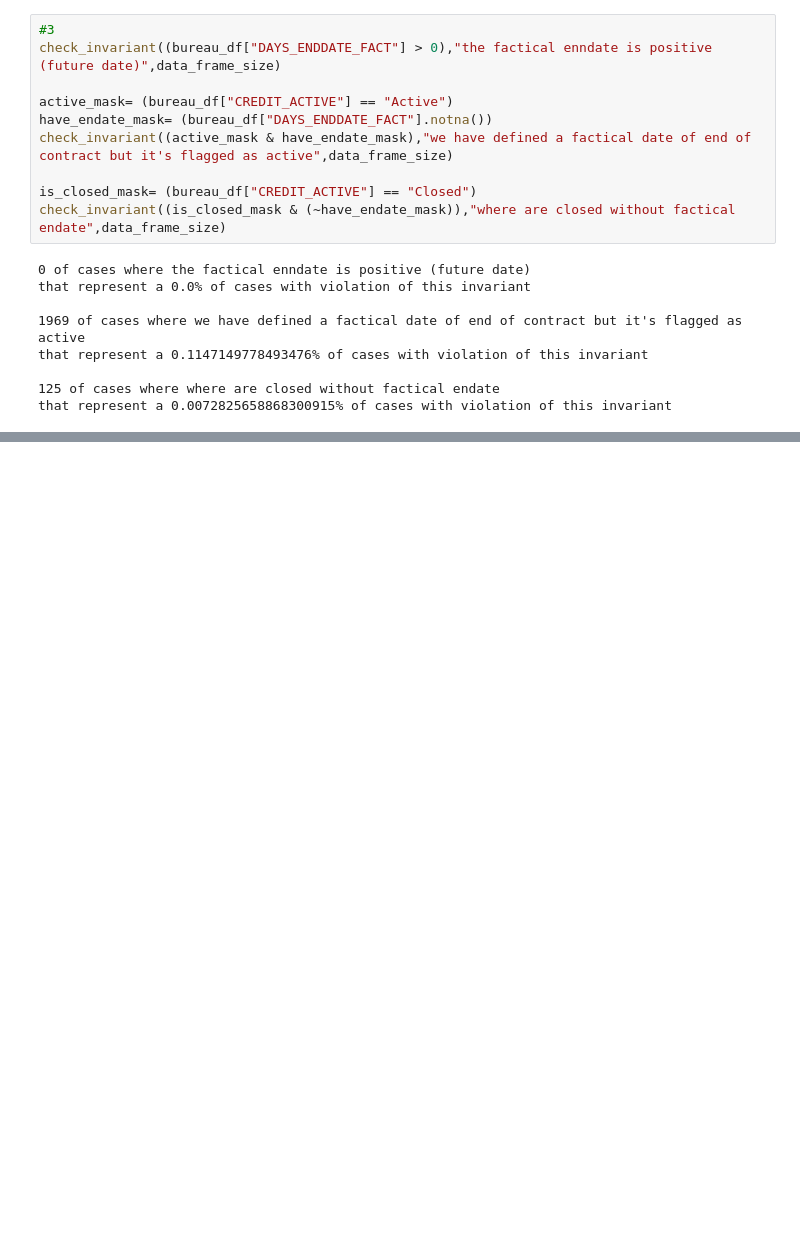
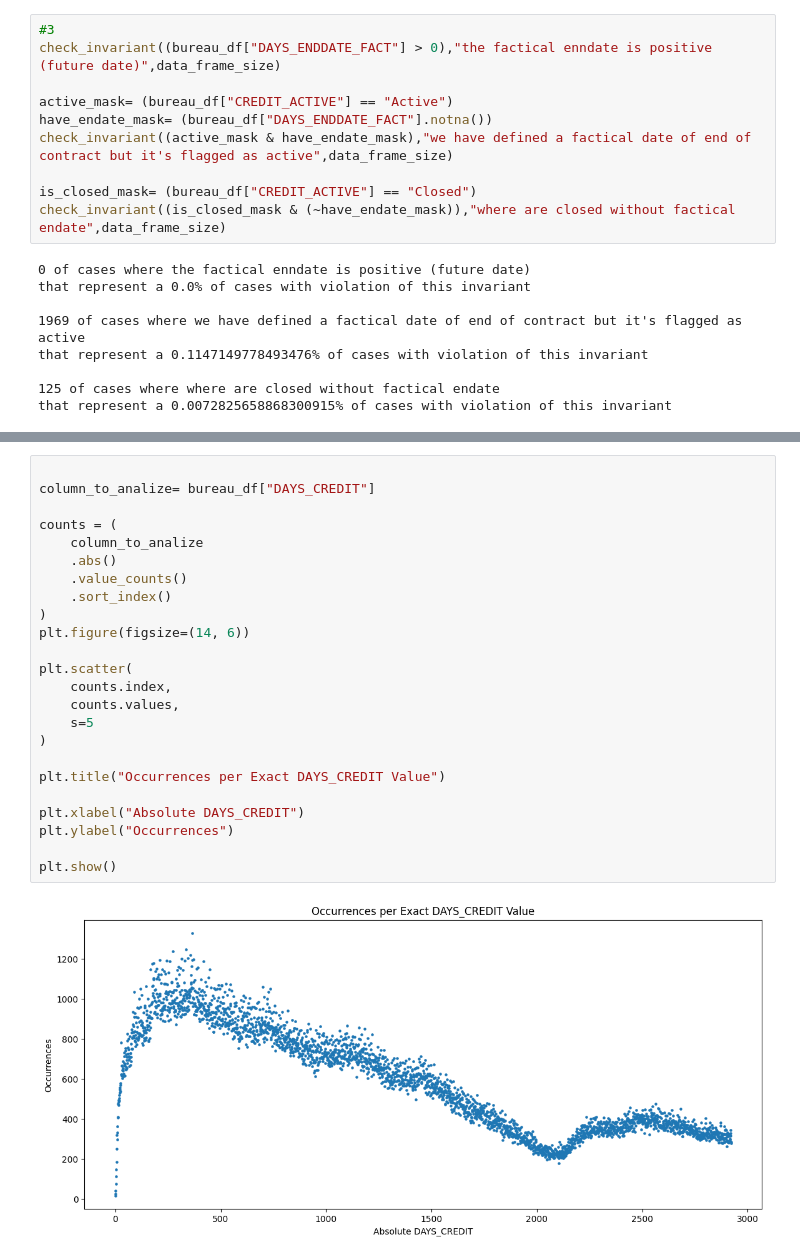
Before and after one commit to KuroEinzbern/Home-Credit-Default-Risk-Kaggle, a Jupyter notebook: notebooks/EDA/eda_bureau.ipynb, the cells around one changed output, grey strips where cells are left out. Cells and saved outputs as stored; diff of their text form; blank space fills up the shorter version.

```diff
--- a/notebooks/EDA/eda_bureau.ipynb
+++ b/notebooks/EDA/eda_bureau.ipynb
@@ -151,0 +242,26 @@ mask_sentinel_negative.sum()
+# %%
+
+column_to_analize= bureau_df["DAYS_CREDIT"]
+
+counts = (
+    column_to_analize
+    .abs()
+    .value_counts()
+    .sort_index()
+)
+plt.figure(figsize=(14, 6))
+
+plt.scatter(
+    counts.index,
+    counts.values,
+    s=5
+)
+
+plt.title("Occurrences per Exact DAYS_CREDIT Value")
+
+plt.xlabel("Absolute DAYS_CREDIT")
+plt.ylabel("Occurrences")
+
+plt.show()
+# %% [output]
+[figure, added]
```
Also changed, not shown: parts of 9 cells of this notebook, 3 other files.
